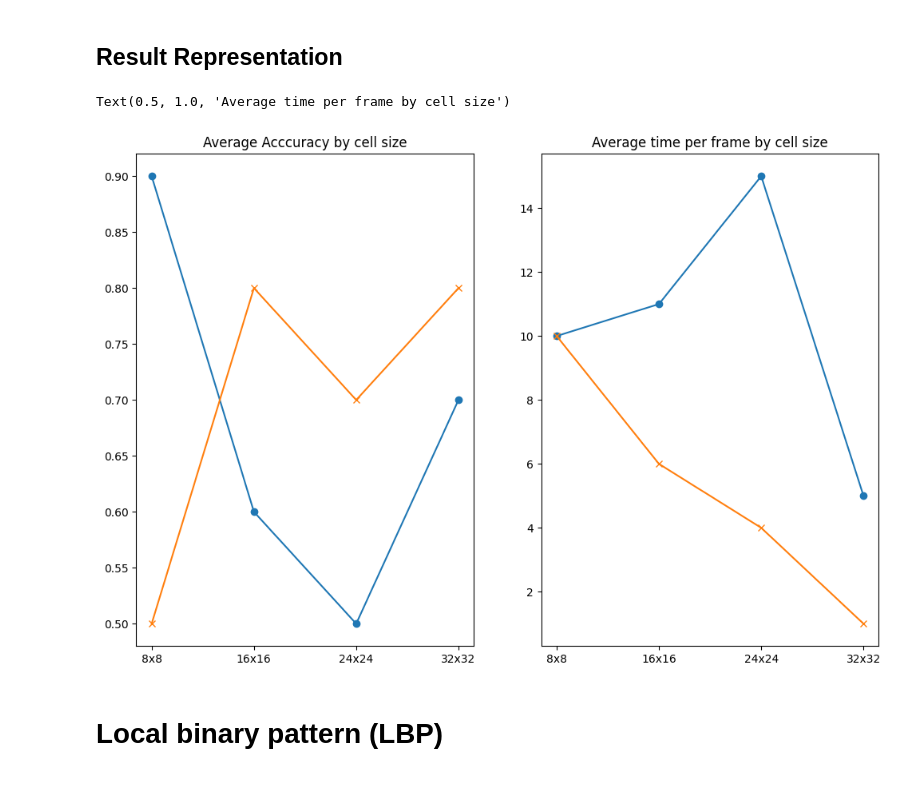
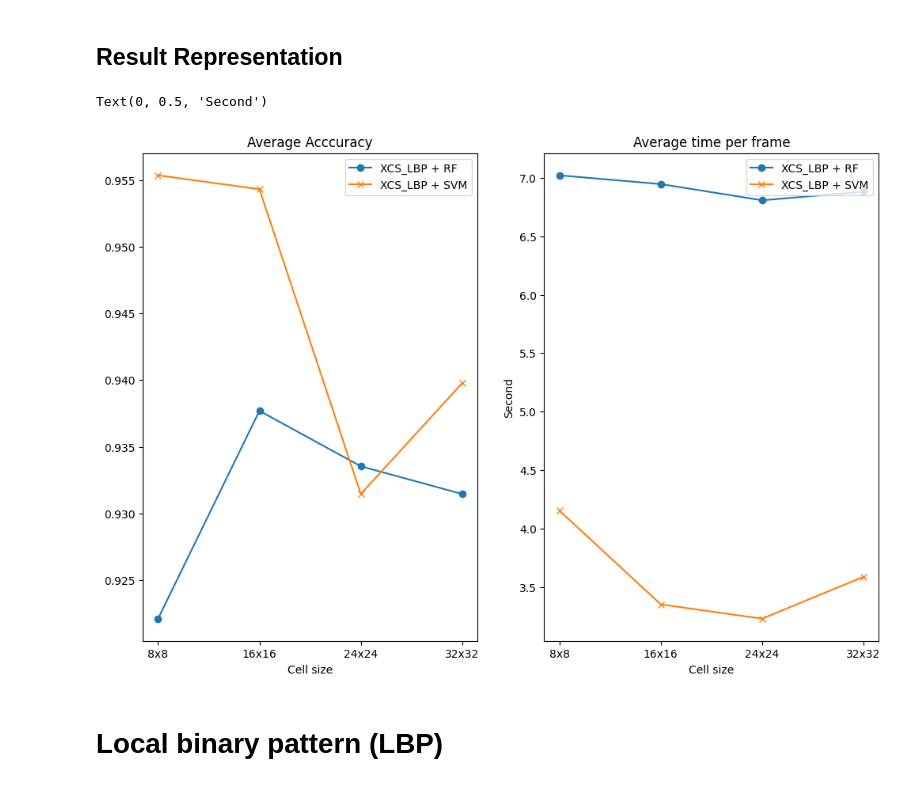
Before and after one commit to Anthony-D11/realtime-pedestrian-detection, a Jupyter notebook: main.ipynb, the cells around one changed output. Saved outputs shown, nothing was run; the diff lists cells and outputs as text; code cells hidden in the pictures.

```diff
--- a/main.ipynb
+++ b/main.ipynb
@@ -45,7 +45,7 @@ test_image_path = "./media/test_image.png"
 multi_object_image_path = "./media/multi_object_image.jpg"
 pedestrian_video_path = "./media/pedestrian_video.mp4"
 
-def features_available(name, dataset_name_list=['train', 'test', 'valid']):
+def features_available(name, dataset_name_list=['train', 'test']):
     for dataset_name in dataset_name_list:
         features_path = os.path.join(os.path.join(data_folder, 'extracted_features'), dataset_name)
         features_path = os.path.join(features_path, name + '_features.npy')
@@ -292,22 +292,24 @@ def tune_parameters(features_train, y_train):
     }
     rf = RandomForestClassifier(random_state=42)
 
-    gsc_rf = RandomizedSearchCV(rf, rf_params, cv = 5, scoring='accuracy', return_train_score=True)
+    gsc_rf = RandomizedSearchCV(rf, rf_params, cv = 5, scoring='accuracy', verbose=10, return_train_score=True)
     gsc_rf.fit(features_train, y_train)
     print(gsc_rf.best_score_)
+    print(gsc_rf.best_params_)
 
     # Construct SVM hyperparameters dictionary
     svm_params = {
-        'C': [0.1, 1, 10],
+        'C': [0.1, 1, 10, 100, 1000],
         'kernel': ['rbf', 'linear', 'poly', 'sigmoid'],
-        'gamma': ['scale', 'auto', 0.1]
+        'gamma': ['scale', 0.001, 0.01, 0.1]
     }
 
     svc = svm.SVC(random_state=42)
 
-    gsc_svm = RandomizedSearchCV(svc, svm_params, cv = 5, scoring='accuracy', return_train_score=True)
+    gsc_svm = RandomizedSearchCV(svc, svm_params, cv = 5, scoring='accuracy', verbose=10, return_train_score=True)
     gsc_svm.fit(features_train, y_train)
     print(gsc_svm.best_score_)
+    print(gsc_svm.best_params_)
 
     return gsc_rf.best_params_, gsc_svm.best_params_
 # %% [markdown]
@@ -743,21 +935,35 @@ KeyboardInterrupt:
 # %%
 import matplotlib.pyplot as plt
 
 cell_sizes_text = ["8x8", "16x16", "24x24", "32x32"]
 
+# Gather from the previous part
+# rf_xcs_lbp_accuracy = [0.9252336448598131, 0.9376947040498442, 0.9293873312564901]
+# svc_xcs_lbp_accuracy = [0.9553478712357217, 0.9543094496365524, 0.9314641744548287]
+# rf_xcs_lbp_time_per_frame = [7.947935700416565, 11.57820167541504, 13.737467956542968]
+# svc_xcs_lbp_time_per_frame = [6.164337229728699, 4.543356847763062, 4.431166648864746]
+
+# [0.9221183800623053, 0.9376947040498442, 0.9335410176531672, 0.9314641744548287]
+# [0.9553478712357217, 0.9543094496365524, 0.9314641744548287, 0.9397715472481828]
+# [6.56044020652771, 6.446943402290344, 6.422535943984985, 6.387043023109436]
+# [3.8607892036437987, 3.060154342651367, 2.9539870262145995, 2.9688244342803953]
+
 fig, (ax1, ax2) = plt.subplots(1, 2, figsize=(12, 8))
 ax1.plot(cell_sizes_text, rf_xcs_lbp_accuracy, marker='o', label='XCS_LBP + RF')
 ax1.plot(cell_sizes_text, svc_xcs_lbp_accuracy, marker='x', label='XCS_LBP + SVM')
 ax1.legend(loc='upper right')
-ax1.set_title('Average Acccuracy by cell size')
+ax1.set_title('Average Acccuracy')
+ax1.set_xlabel('Cell size')
 
 ax2.plot(cell_sizes_text, rf_xcs_lbp_time_per_frame, marker='o', label='XCS_LBP + RF')
 ax2.plot(cell_sizes_text, svc_xcs_lbp_time_per_frame, marker='x', label='XCS_LBP + SVM')
 ax2.legend(loc='upper right')
-ax2.set_title('Average time per frame by cell size')
+ax2.set_title('Average time per frame')
+ax2.set_xlabel('Cell size')
+ax2.set_ylabel('Second')
 # %% [output]
-Text(0.5, 1.0, 'Average time per frame by cell size')
+Text(0, 0.5, 'Second')
-[figure, old version]
+[figure, new version]
 # %% [markdown]
 # Local binary pattern (LBP)
 # %% [markdown]
```
Also changed, not shown: parts of 15 cells of this notebook, 1 other file.
